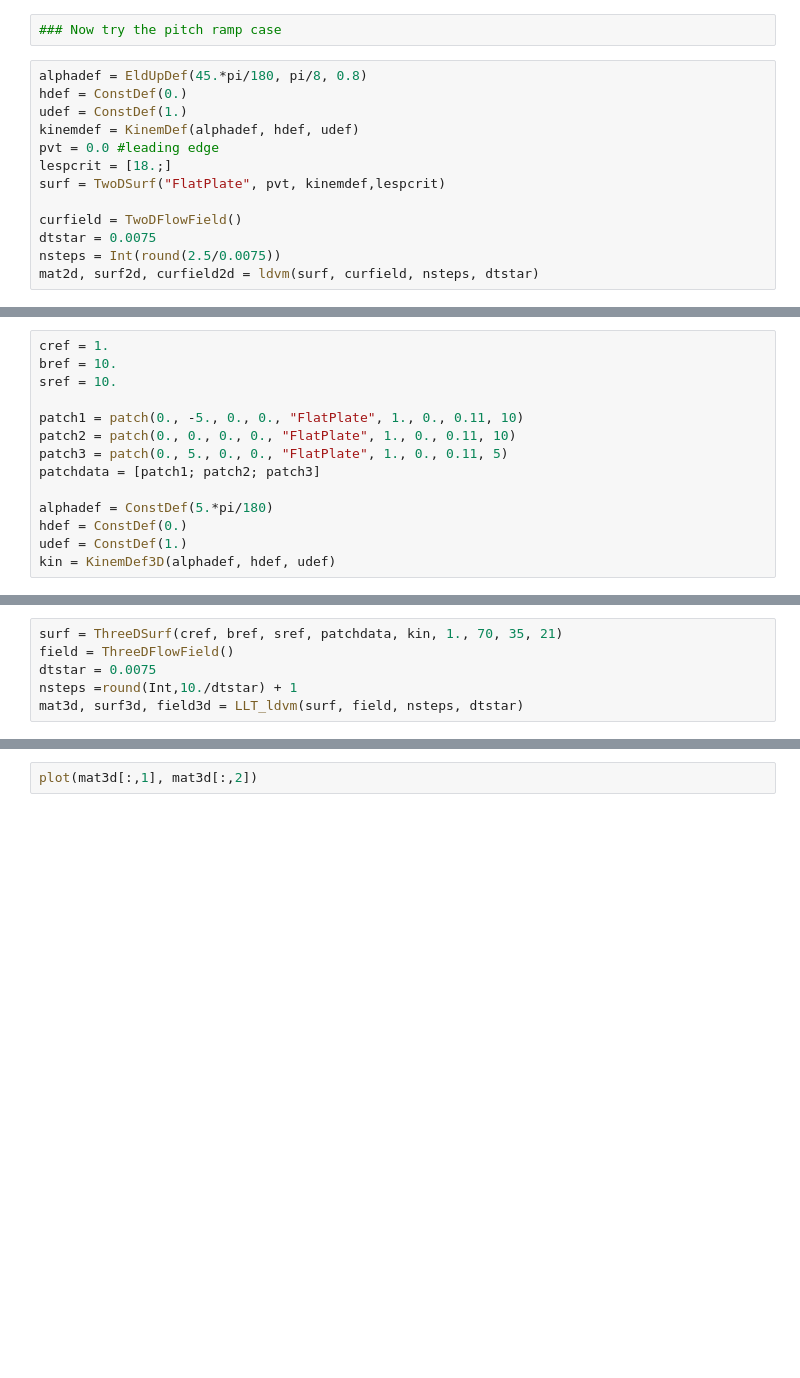
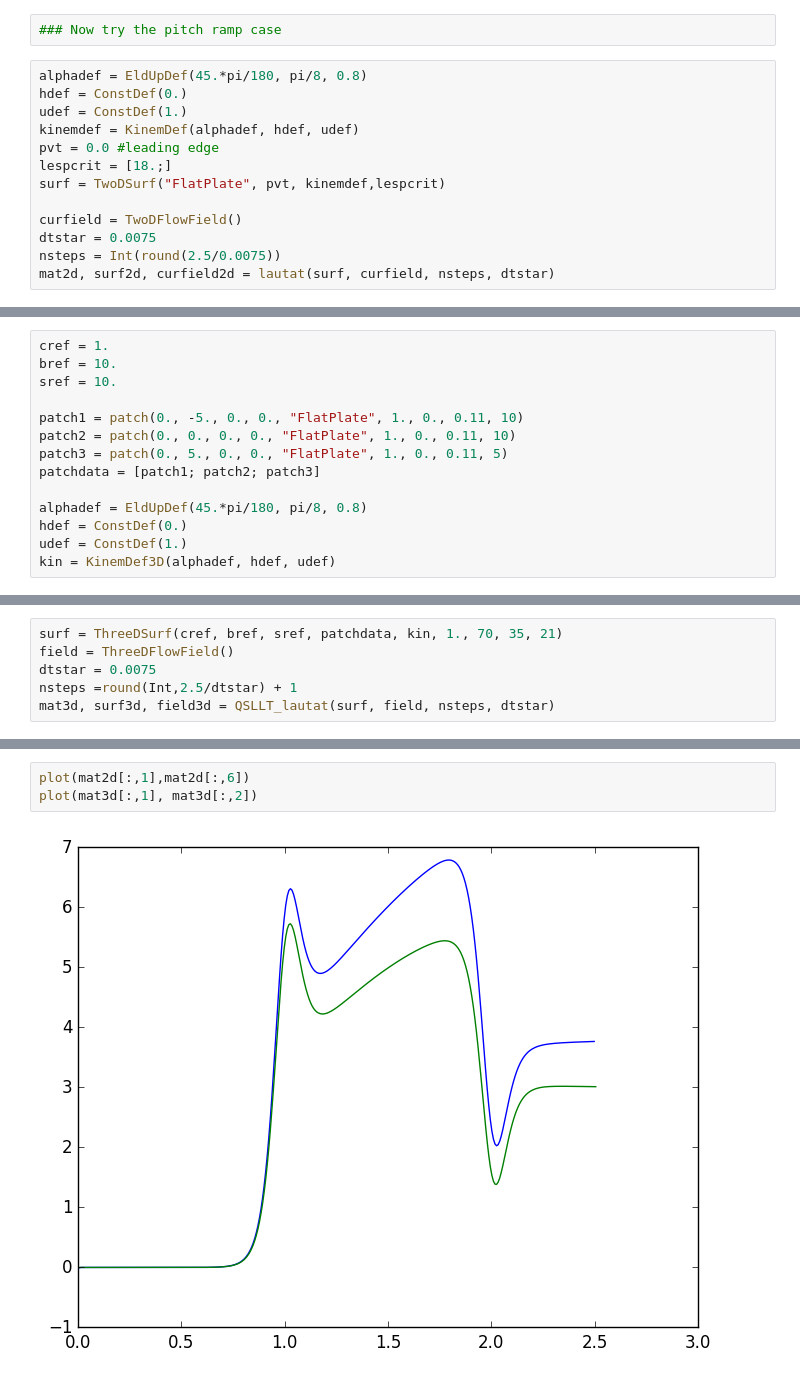
Before and after one commit to KiranRamesh-Aero/UnsteadyFlowSolvers.jl, a Jupyter notebook: Notebooks/3D extensions - notes.ipynb, the cells around one changed output, grey strips where cells are left out. Saved outputs shown, nothing was run; the diff lists cells and outputs as text; blank space fills up the shorter version.

```diff
--- a/Notebooks/3D extensions - notes.ipynb
+++ b/Notebooks/3D extensions - notes.ipynb
@@ -99,4 +110,4 @@ surf = TwoDSurf("FlatPlate", pvt, kinemdef,lespcrit)
 curfield = TwoDFlowField()
 dtstar = 0.0075
 nsteps = Int(round(2.5/0.0075))
-mat2d, surf2d, curfield2d = ldvm(surf, curfield, nsteps, dtstar)
+mat2d, surf2d, curfield2d = lautat(surf, curfield, nsteps, dtstar)
@@ -110,7 +126,7 @@ patch2 = patch(0., 0., 0., 0., "FlatPlate", 1., 0., 0.11, 10)
 patch3 = patch(0., 5., 0., 0., "FlatPlate", 1., 0., 0.11, 5)
 patchdata = [patch1; patch2; patch3]
 
-alphadef = ConstDef(5.*pi/180)
+alphadef = EldUpDef(45.*pi/180, pi/8, 0.8)
 hdef = ConstDef(0.)
 udef = ConstDef(1.)
 kin = KinemDef3D(alphadef, hdef, udef)
@@ -118,5 +136,5 @@ kin = KinemDef3D(alphadef, hdef, udef)
 surf = ThreeDSurf(cref, bref, sref, patchdata, kin, 1., 70, 35, 21)
 field = ThreeDFlowField()
 dtstar = 0.0075
-nsteps =round(Int,10./dtstar) + 1
-mat3d, surf3d, field3d = LLT_ldvm(surf, field, nsteps, dtstar)
+nsteps =round(Int,2.5/dtstar) + 1
+mat3d, surf3d, field3d = QSLLT_lautat(surf, field, nsteps, dtstar)
@@ -123,2 +146,5 @@ mat3d, surf3d, field3d = LLT_ldvm(surf, field, nsteps, dtstar)
 # %%
+plot(mat2d[:,1],mat2d[:,6])
 plot(mat3d[:,1], mat3d[:,2])
+# %% [output]
+[figure, added]
```
Also changed, not shown: parts of 24 cells of this notebook, 9 other files.
